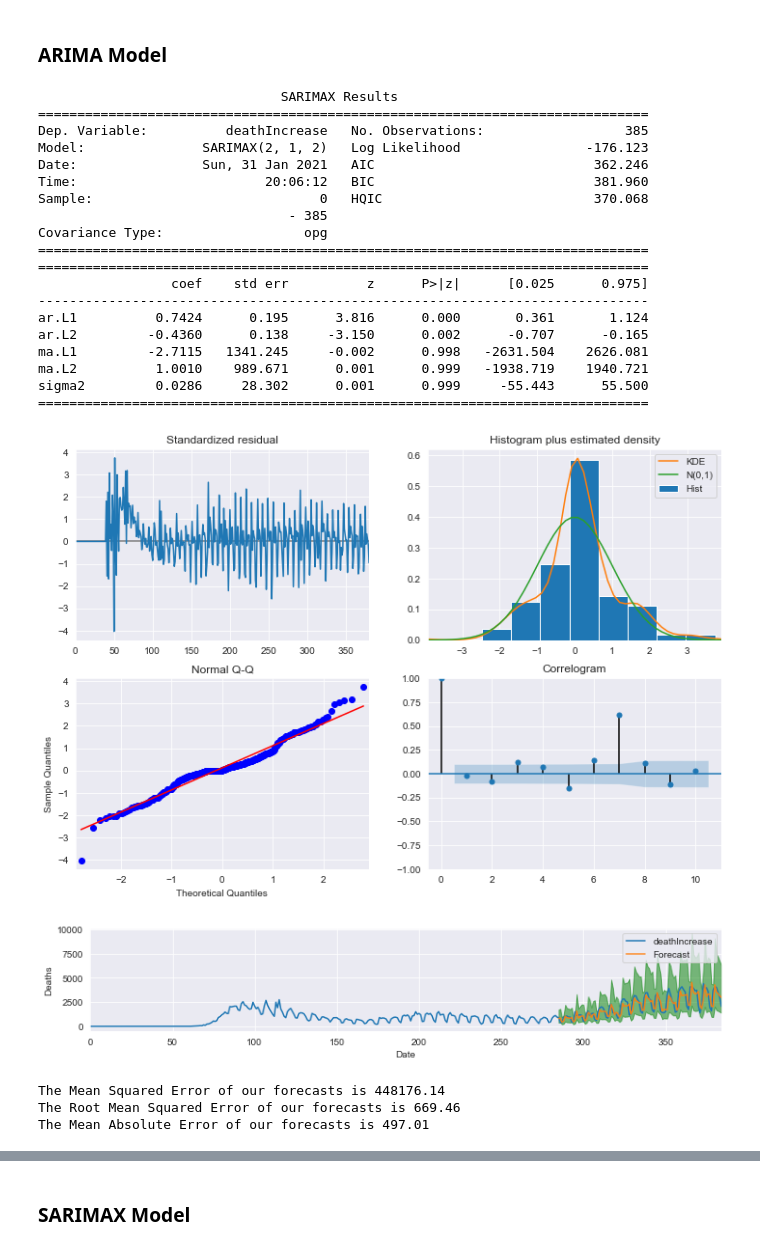
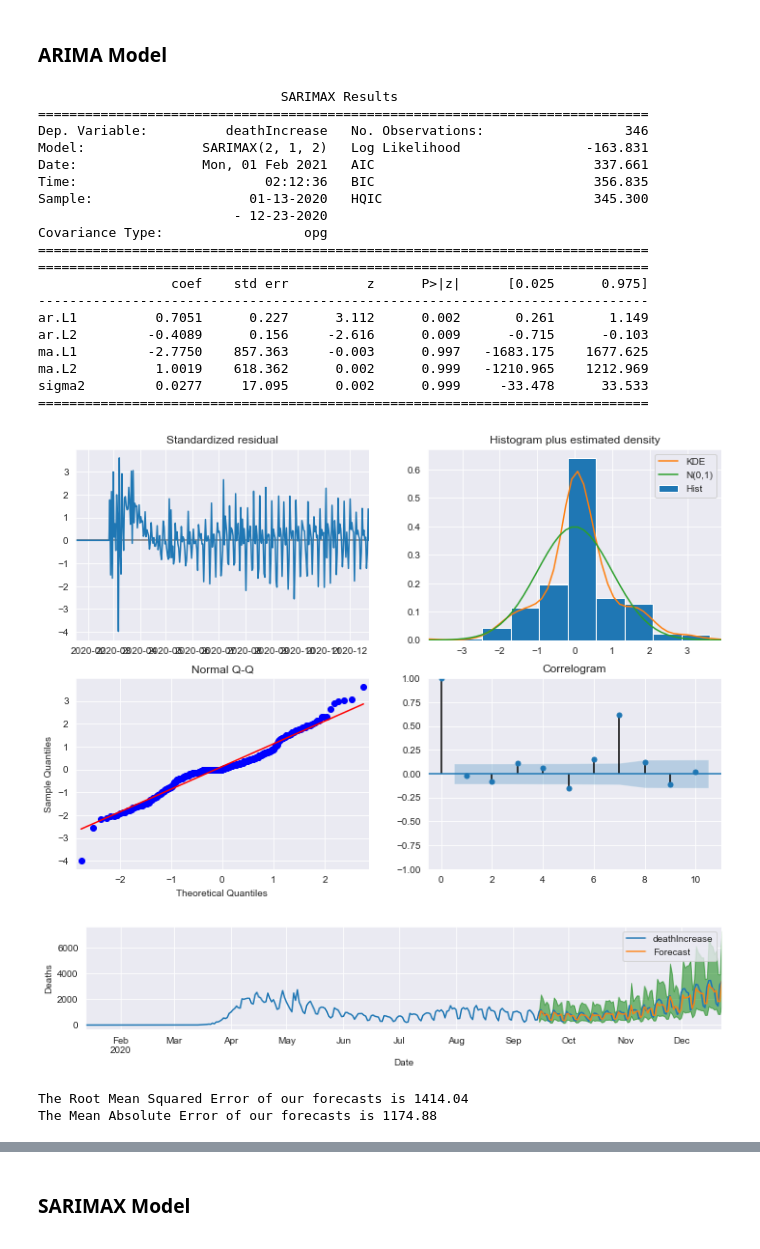
Before and after one commit to ghcn345/Coronavirus-Prediction, a Jupyter notebook: temp.ipynb, the cells around one changed output, grey strips where cells are left out. Drawn from its saved outputs; the diff is of its cells as text; code cells hidden in the pictures.

```diff
--- a/temp.ipynb
+++ b/temp.ipynb
@@ -238,17 +237,20 @@ stationarity_check(np.sqrt(df.mortality))
 ## Modeling
 # %% [markdown]
 ### ARIMA Model
+# %%
+# set index datetime
+df['date'] = pd.to_datetime(df.date, format='%Y%m%d')
+df.set_index('date', inplace=True)
+df.index = pd.DatetimeIndex(df.index.values, freq=df.index.inferred_freq) #<--- set freq.
+
+# construct seperate dataframes for target variable
+deaths = pd.DataFrame(df.deathIncrease, index=df.index)
+
+# add one to all values of zero for log transforms
+deaths['deathIncrease'] = np.where(deaths.deathIncrease == 0, 1, deaths.deathIncrease)
 # %%
-# construct seperate dataframes per target variable
-deaths = pd.DataFrame(df.deathIncrease, index=df.index)
-
-# drop nan values from the start of each target dataframe
-deaths.fillna(value=1, inplace=True)
-
-# add one to all values of zero for log transforms
-deaths['deathIncrease'] = np.where(deaths.deathIncrease == 0, 1, deaths.deathIncrease)
-
-ARIMA_MODEL = SARIMAX(endog=np.log(deaths),
+# Run model on training dataset only (first 90% of dates)
+ARIMA_MODEL = SARIMAX(endog=np.log(deaths[:-len(deaths)//10]),
                       order=(2,1,2),
                       enforce_stationarity=False,
                       enforce_invertibility=False)
@@ -260,74 +262,73 @@ print(output.summary().tables[1])
 # %% [output]
                                SARIMAX Results
 ==============================================================================
-Dep. Variable:          deathIncrease   No. Observations:                  385
-Model:               SARIMAX(2, 1, 2)   Log Likelihood                -176.123
-Date:                Sun, 31 Jan 2021   AIC                            362.246
-Time:                        20:06:12   BIC                            381.960
-Sample:                             0   HQIC                           370.068
-                                - 385
+Dep. Variable:          deathIncrease   No. Observations:                  346
+Model:               SARIMAX(2, 1, 2)   Log Likelihood                -163.831
+Date:                Mon, 01 Feb 2021   AIC                            337.661
+Time:                        02:12:36   BIC                            356.835
+Sample:                    01-13-2020   HQIC                           345.300
+                         - 12-23-2020
 Covariance Type:                  opg
 ==============================================================================
 ==============================================================================
                  coef    std err          z      P>|z|      [0.025      0.975]
 ------------------------------------------------------------------------------
-ar.L1          0.7424      0.195      3.816      0.000       0.361       1.124
-ar.L2         -0.4360      0.138     -3.150      0.002      -0.707      -0.165
-ma.L1         -2.7115   1341.245     -0.002      0.998   -2631.504    2626.081
-ma.L2          1.0010    989.671      0.001      0.999   -1938.719    1940.721
-sigma2         0.0286     28.302      0.001      0.999     -55.443      55.500
+ar.L1          0.7051      0.227      3.112      0.002       0.261       1.149
+ar.L2         -0.4089      0.156     -2.616      0.009      -0.715      -0.103
+ma.L1         -2.7750    857.363     -0.003      0.997   -1683.175    1677.625
+ma.L2          1.0019    618.362      0.002      0.999   -1210.965    1212.969
+sigma2         0.0277     17.095      0.002      0.999     -33.478      33.533
 ==============================================================================
 # %%
 # Call plot_diagnostics() on the results calculated above
 output.plot_diagnostics(figsize=(12, 8))
 plt.show()
 # %% [output]
-[figure, old version]
+[figure, new version]
 # %%
-# Get predictions starting from past 60 days and calculate confidence intervals
-pred = output.get_prediction(start=deaths.index[-100], dynamic=False)
+# Get predictions for training set and calculate confidence intervals
+pred = output.get_prediction(start=deaths[:-len(deaths)//10].index[-100], dynamic=False)
 pred_conf = pred.conf_int()
 # %%
 # Plot real vs predicted values along with confidence interval
 
 plt.rcParams['figure.figsize'] = 12, 2
 
 # Plot observed values
-ax = deaths.plot(label='observed')
+ax = deaths[:-len(deaths)//10].plot(label='observed')
 
 # Plot predicted values
 np.exp(pred.predicted_mean).plot(ax=ax, label='Forecast', alpha=0.9)
 
 # Plot the range for confidence intervals
 ax.fill_between(pred_conf.index,
                 np.exp(pred_conf).iloc[:, 0],
                 np.exp(pred_conf).iloc[:, 1], color='g', alpha=0.5)
 
 # Set axes labels
 ax.set_xlabel('Date')
 ax.set_ylabel('Deaths')
 plt.legend()
 
 plt.show()
 # %% [output]
-[figure, old version]
+[figure, new version]
 # %%
 # Get the real and predicted values
 deaths_forecasted = np.exp(pred.predicted_mean)
 deaths_truth = deaths[-100:]
 
-train_mae_death_amx = mean_absolute_error(deaths_forecasted, deaths.deathIncrease[-100:])
+# calculate mean absolute error
+arima_mae = mean_absolute_error(deaths_forecasted, deaths_truth.deathIncrease)
 
-# Compute the mean square error
-arima_train_mse = ((deaths_forecasted - deaths_truth.deathIncrease) ** 2).mean()
-arima_train_rmse = np.sqrt(arima_train_mse)
-print('The Mean Squared Error of our forecasts is {}'.format(round(arima_train_mse, 2)))
-print('The Root Mean Squared Error of our forecasts is {}'.format(round(arima_train_rmse, 2)))
-print('The Mean Absolute Error of our forecasts is {}'.format(round(train_mae_death_amx, 2)))
+# Compute the root mean square error
+arima_rmse = mean_squared_error(deaths_forecasted, deaths_truth.deathIncrease, squared=False)
+
+print('The Root Mean Squared Error of our forecasts is {}'.format(round(arima_rmse, 2)))
+print('The Mean Absolute Error of our forecasts is {}'.format(round(arima_mae, 2)))
 # %% [output]
-The Mean Squared Error of our forecasts is 448176.14
-The Root Mean Squared Error of our forecasts is 669.46
-The Mean Absolute Error of our forecasts is 497.01
+The Root Mean Squared Error of our forecasts is 1414.04
+The Mean Absolute Error of our forecasts is 1174.88
 # %%
 # Get dynamic predictions with confidence intervals as above
 pred_dynamic = output.get_prediction(start=deaths.index[-100], dynamic=True, full_results=True)
```
Also changed, not shown: parts of 21 cells of this notebook.
